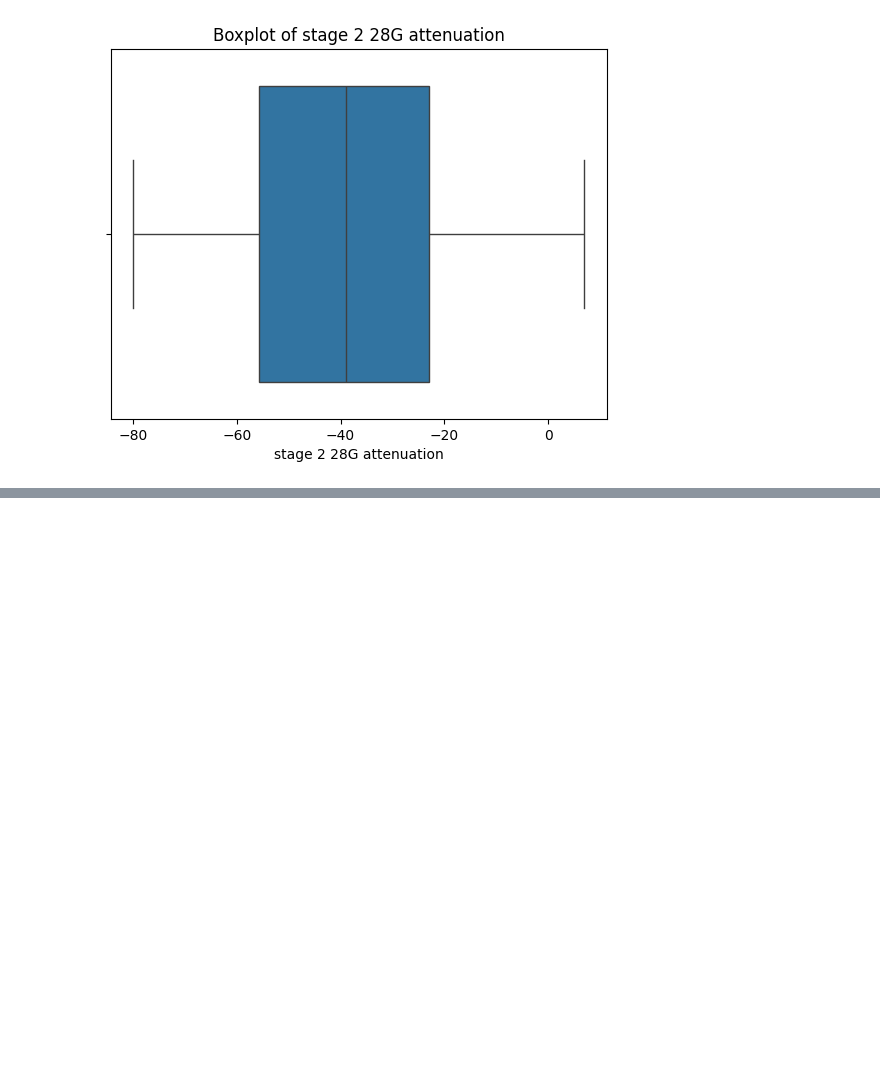
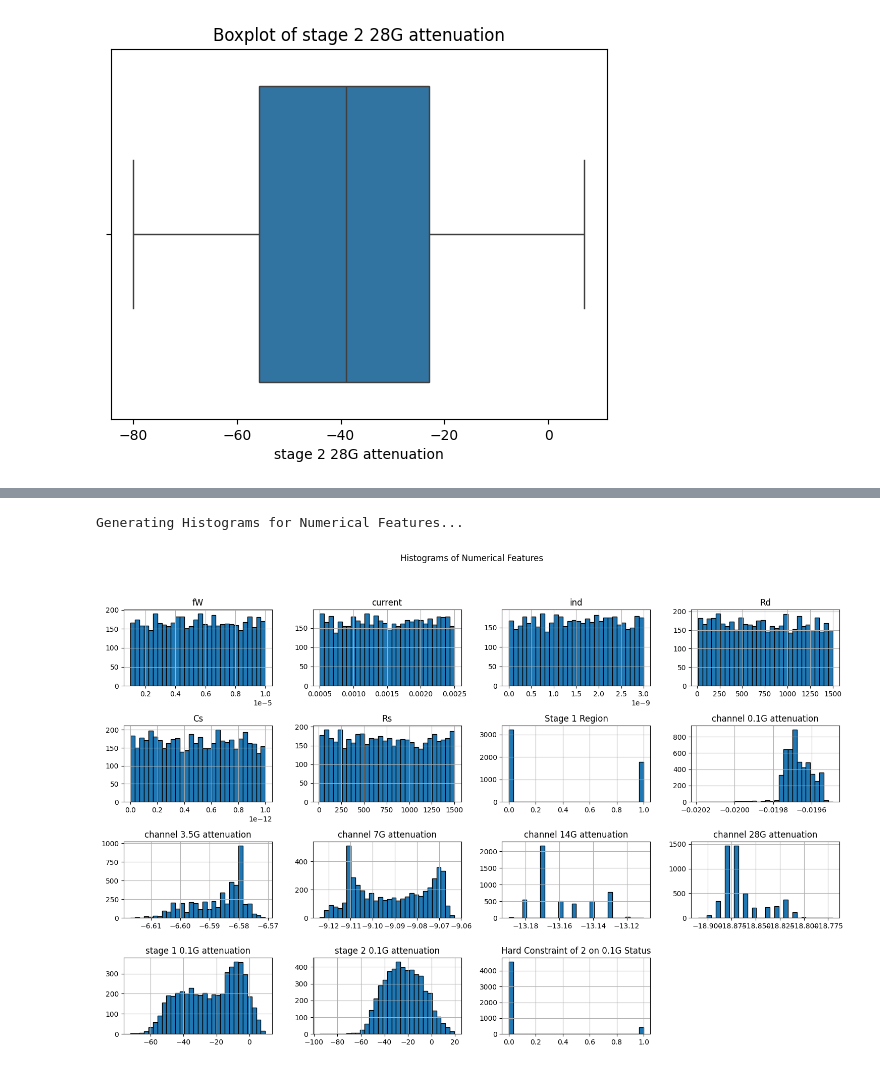
Before and after one commit to Oysturn-Vas/Machine-Learning-for-CTLE-Circuit-Generation, a Jupyter notebook: visualization.ipynb, the cells around one changed output, grey strips where cells are left out. Saved outputs shown, nothing was run; the diff lists cells and outputs as text; code cells hidden in the pictures; blank space fills up the shorter version.

```diff
--- a/visualization.ipynb
+++ b/visualization.ipynb
@@ -139,3 +138,7 @@ for col in target_cols:
 [figure]
 [figure]
 [figure]
+# %%
+# Select only numerical columns for descriptive statistics
+numerical_cols = df.select_dtypes(include=np.number).columns.tolist()
+print(df[numerical_cols].describe().T)
@@ -141,0 +163,16 @@ for col in target_cols:
+# %%
+# Visualizations - Histograms for Numerical Features
+print("\nGenerating Histograms for Numerical Features...")
+# Exclude categorical numerical and target columns from generic histogram plotting
+plot_numerical_cols = [
+    col
+    for col in numerical_cols
+    if col not in target_cols
+]
+df[plot_numerical_cols].hist(bins=30, figsize=(15, 10), edgecolor="black")
+plt.suptitle("Histograms of Numerical Features", y=1.02)
+plt.tight_layout(rect=[0, 0.03, 1, 0.98])
+plt.show()
+# %% [output]
+Generating Histograms for Numerical Features...
+[figure, added]
```
Also changed, not shown: parts of 11 cells of this notebook, 2 other files.
